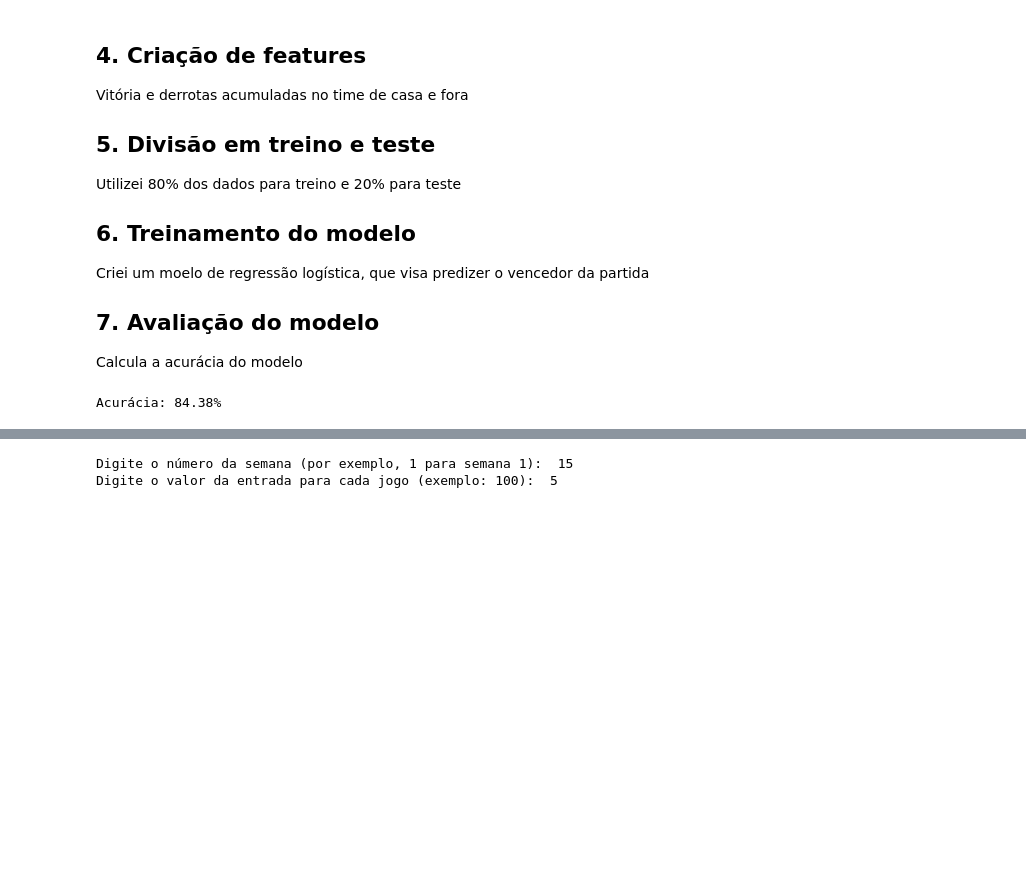
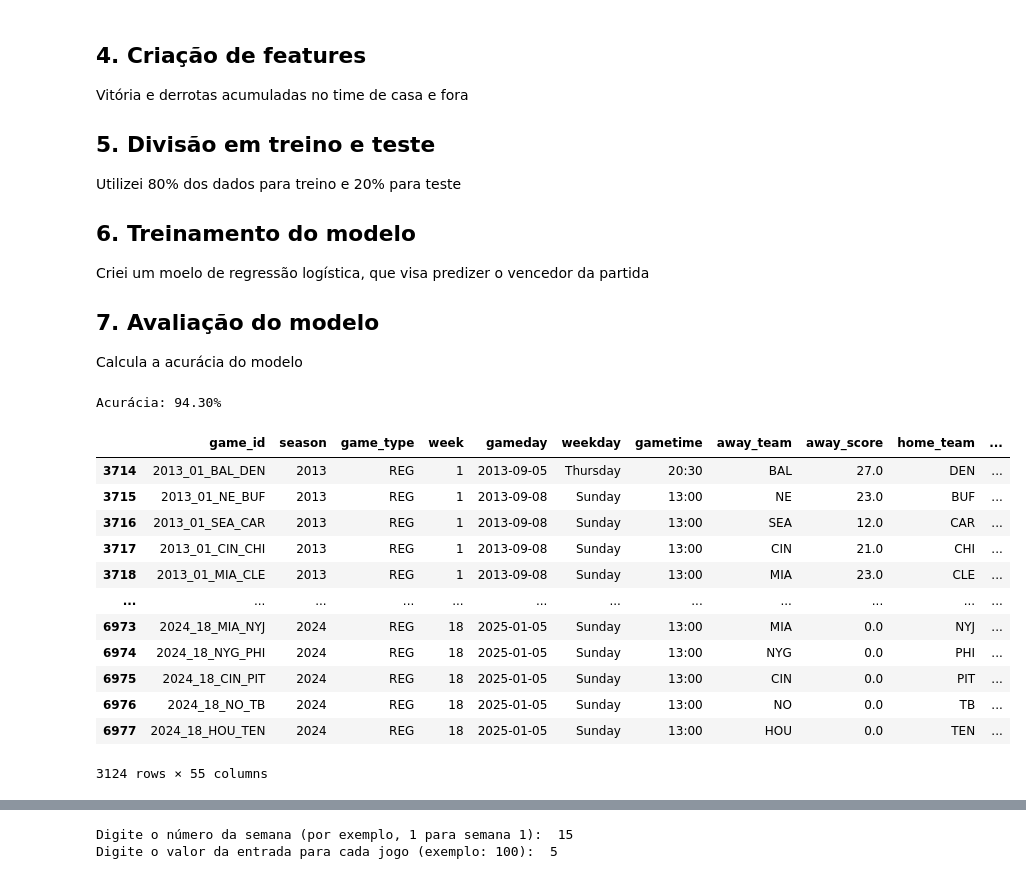
Before and after one commit to Feliperenanfrr/nfl_model, a Jupyter notebook: Previsão.ipynb, the cells around one changed output, grey strips where cells are left out. Drawn from its saved outputs; the diff is of its cells as text; code cells hidden in the pictures; blank space fills up the shorter version.

Commit message:
Adicionando mais dados ao modelo

```diff
--- a/Previsão.ipynb
+++ b/Previsão.ipynb
@@ -39,6 +39,10 @@ from sklearn.metrics import accuracy_score
 from rich.console import Console
 from rich.table import Table
 # %%
+import pandas as pd
+from sklearn.linear_model import LogisticRegression
+from sklearn.metrics import accuracy_score
+
 # Carregar dataset
 df = pd.read_csv('games.csv')
 
@@ -46,24 +50,37 @@ df = pd.read_csv('games.csv')
 df = df[df['season'] >= 2013]
 df = df[df['game_type'] == 'REG']
 
+# Ordenar por temporada, data e hora dos jogos (respeitar ordem cronológica)
+df = df.sort_values(by=['season', 'gameday'])
+
+# Substituir valores NaN em colunas relevantes
+colunas_para_corrigir = ['home_rest', 'away_rest', 'home_moneyline', 'away_moneyline',
+                         'home_spread_odds', 'away_spread_odds', 'home_score', 'away_score']
+for coluna in colunas_para_corrigir:
+    df[coluna] = df[coluna].fillna(0)
+
 # Definir o vencedor (1 se o time da casa vencer, 0 se o time visitante vencer)
 df['winner'] = df['result'].apply(lambda x: 1 if x > 0 else 0)
-df = df[df['result'] != 0]
+df = df[df['result'] != 0]  # Remover empates, se existirem
 
-# Contar vitórias do time da casa
-df['home_team_wins'] = df.groupby(['home_team', 'season'])['winner'].cumsum()
+# Calcular estatísticas acumuladas respeitando a ordem cronológica
+df['home_team_wins'] = df.groupby('home_team')['winner'].cumsum().shift(1).fillna(0)
+df['away_team_wins'] = df.groupby('away_team')['winner'].transform(lambda x: (1 - x).cumsum()).shift(1).fillna(0)
+df['home_team_losses'] = df.groupby('home_team')['winner'].transform(lambda x: (1 - x).cumsum()).shift(1).fillna(0)
+df['away_team_losses'] = df.groupby('away_team')['winner'].cumsum().shift(1).fillna(0)
 
-# Contar vitórias do time visitante (inverso das vitórias do time da casa)
-df['away_team_wins'] = df.groupby(['away_team', 'season'])['winner'].transform(lambda x: (1 - x).cumsum())
-
-# Contar derrotas do time da casa (inverso das vitórias do time da casa)
-df['home_team_losses'] = df.groupby(['home_team', 'season'])['winner'].transform(lambda x: (1 - x).cumsum())
-
-# Contar derrotas do time visitante
-df['away_team_losses'] = df.groupby(['away_team', 'season'])['winner'].cumsum()
+# Criar algumas features úteis
+df['point_difference'] = df['home_score'] - df['away_score']
+df['rest_difference'] = df['home_rest'] - df['away_rest']
+df['moneyline_difference'] = df['home_moneyline'] - df['away_moneyline']
+df['spread_odds_difference'] = df['home_spread_odds'] - df['away_spread_odds']
 
 # Selecionar as colunas de interesse para o modelo
-parametros = ['home_team_wins', 'away_team_wins', 'home_team_losses', 'away_team_losses']
+parametros = ['home_team_wins', 'away_team_wins', 'home_team_losses', 'away_team_losses',
+              'point_difference', 'rest_difference', 'moneyline_difference', 'spread_odds_difference']
+
+# Remover jogos com informações incompletas
+df = df.dropna(subset=parametros)
 
 # Dividir em treino e teste
 df_train = df[df['season'] < 2023]
@@ -85,7 +102,23 @@ y_pred = modelo.predict(X_test)
 acuracia = accuracy_score(y_test, y_pred)
 print(f'Acurácia: {acuracia * 100:.2f}%')
 # %% [output]
-Acurácia: 84.38%
+Acurácia: 94.30%
+# %%
+df
+# %% [output]
+|  | game_id | season | game_type | week | gameday | weekday | gametime | away_team | away_score | home_team | ... |
+| 3714 | 2013_01_BAL_DEN | 2013 | REG | 1 | 2013-09-05 | Thursday | 20:30 | BAL | 27.0 | DEN | ... |
+| 3715 | 2013_01_NE_BUF | 2013 | REG | 1 | 2013-09-08 | Sunday | 13:00 | NE | 23.0 | BUF | ... |
+| 3716 | 2013_01_SEA_CAR | 2013 | REG | 1 | 2013-09-08 | Sunday | 13:00 | SEA | 12.0 | CAR | ... |
+| 3717 | 2013_01_CIN_CHI | 2013 | REG | 1 | 2013-09-08 | Sunday | 13:00 | CIN | 21.0 | CHI | ... |
+| 3718 | 2013_01_MIA_CLE | 2013 | REG | 1 | 2013-09-08 | Sunday | 13:00 | MIA | 23.0 | CLE | ... |
+| ... | ... | ... | ... | ... | ... | ... | ... | ... | ... | ... | ... |
+| 6973 | 2024_18_MIA_NYJ | 2024 | REG | 18 | 2025-01-05 | Sunday | 13:00 | MIA | 0.0 | NYJ | ... |
+| 6974 | 2024_18_NYG_PHI | 2024 | REG | 18 | 2025-01-05 | Sunday | 13:00 | NYG | 0.0 | PHI | ... |
+| 6975 | 2024_18_CIN_PIT | 2024 | REG | 18 | 2025-01-05 | Sunday | 13:00 | CIN | 0.0 | PIT | ... |
+| 6976 | 2024_18_NO_TB | 2024 | REG | 18 | 2025-01-05 | Sunday | 13:00 | NO | 0.0 | TB | ... |
+| 6977 | 2024_18_HOU_TEN | 2024 | REG | 18 | 2025-01-05 | Sunday | 13:00 | HOU | 0.0 | TEN | ... |
+3124 rows × 55 columns
 # %%
 from sklearn.model_selection import cross_val_score
 scores = cross_val_score(modelo, X_train, y_train, cv=5)  # 5-fold cross-validation
```
Also changed, not shown: parts of 2 cells of this notebook, 2 other files.
